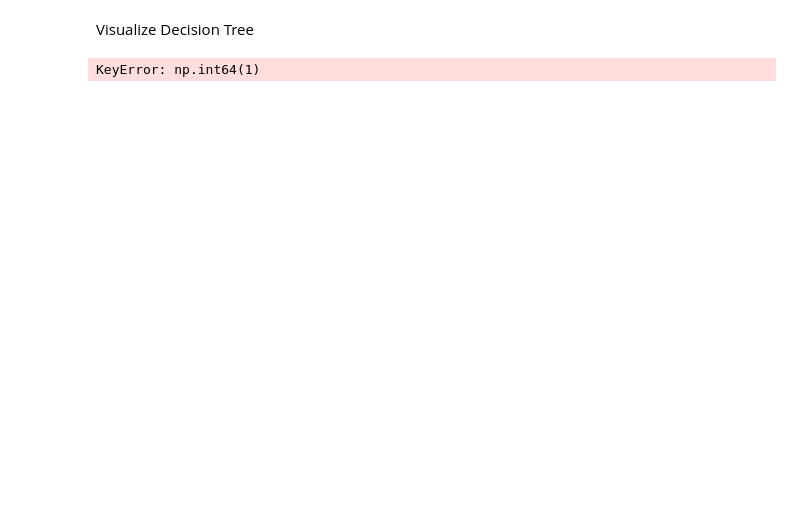
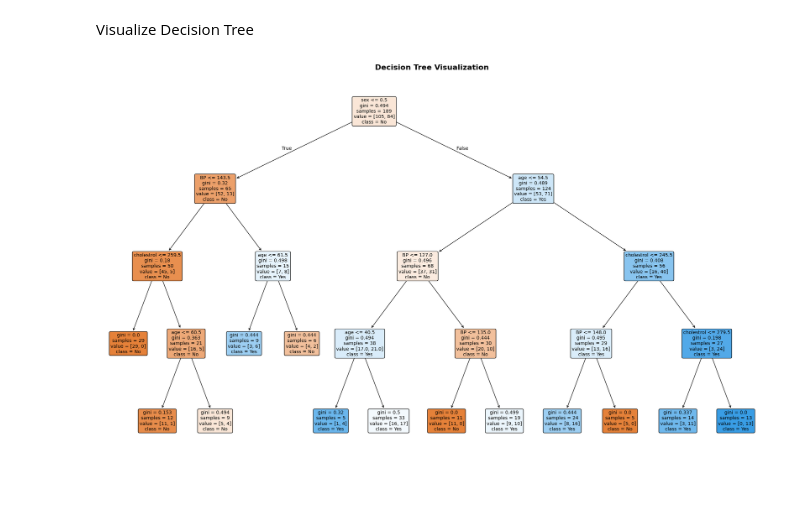
Before and after one commit to FAYASISMAEL/AI-ML-Visualization-Files, a Jupyter notebook: DecisionTree(05_01_26).ipynb, the cells around one changed output. Cells and saved outputs as stored; diff of their text form; code cells hidden in the pictures; blank space fills up the shorter version.

Commit message:
fully corrected the decision tree visualization.

```diff
--- a/DecisionTree(05_01_26).ipynb
+++ b/DecisionTree(05_01_26).ipynb
@@ -203,19 +203,24 @@ test_accuracy
 # %% [markdown]
 Visualize Decision Tree
 # %%
-# Plot the decision tree
+feature_names = X
+
+from sklearn.tree import plot_tree
+import matplotlib.pyplot as plt
+
 plt.figure(figsize=(20, 12))
+
 plot_tree(
     data_classifier,
-    feature_names = X,
+    feature_names=X.columns,
     class_names=['No', 'Yes'],
     filled=True,
     rounded=True,
     fontsize=10
 )
+
 plt.title('Decision Tree Visualization', fontsize=16, fontweight='bold')
 plt.tight_layout()
 plt.show()
 # %% [output]
-KeyError: np.int64(1)
-[figure, old version]
+[figure, new version]
```
